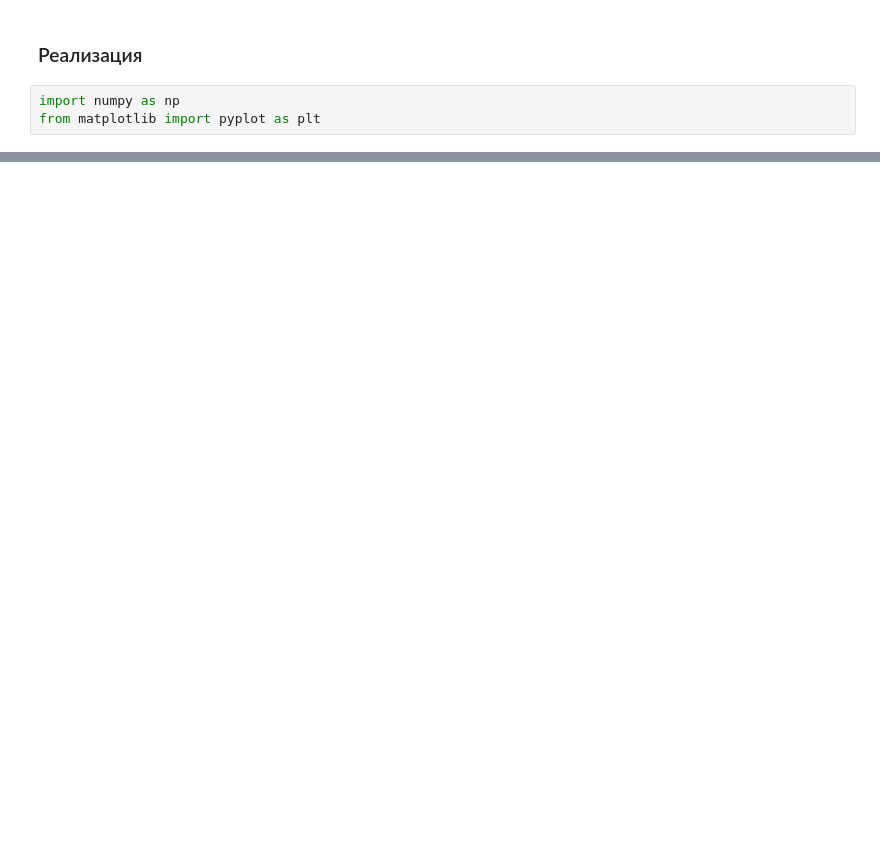
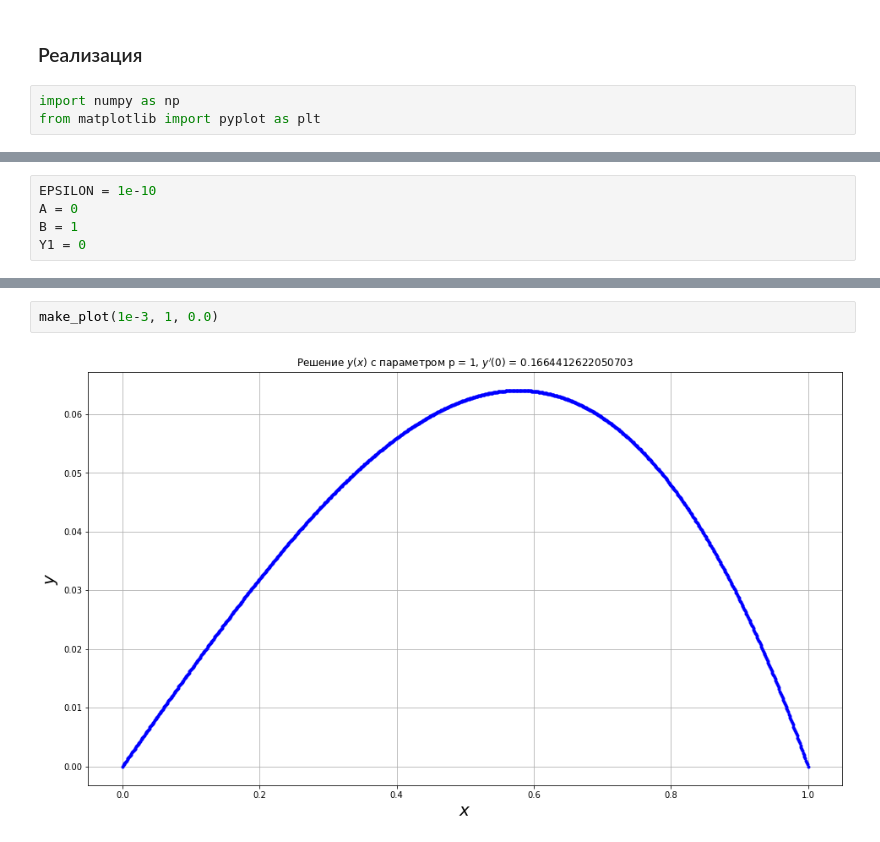
Before and after one commit to derzhavin3016/CompMath, a Jupyter notebook: Lab8/Lab8.ipynb, the cells around one changed output, grey strips where cells are left out. Cells and saved outputs as stored; diff of their text form; blank space fills up the shorter version.

```diff
--- a/Lab8/Lab8.ipynb
+++ b/Lab8/Lab8.ipynb
@@ -122,0 +72,5 @@ def getA(h: float, n: int):
+# %%
+EPSILON = 1e-10
+A = 0
+B = 1
+Y1 = 0
@@ -122,0 +122,4 @@ def getA(h: float, n: int):
+# %%
+make_plot(1e-3, 1, 0.0)
+# %% [output]
+[figure, added]
```
Also changed, not shown: parts of 8 cells of this notebook.
